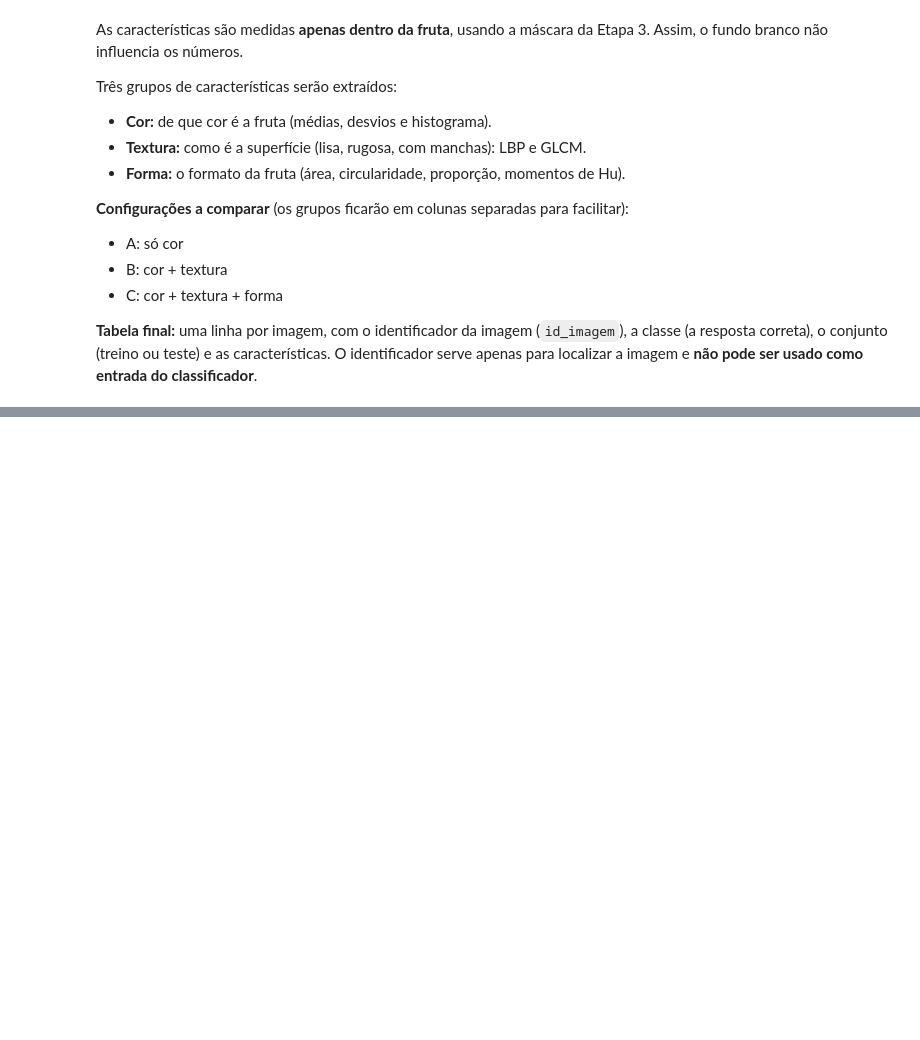
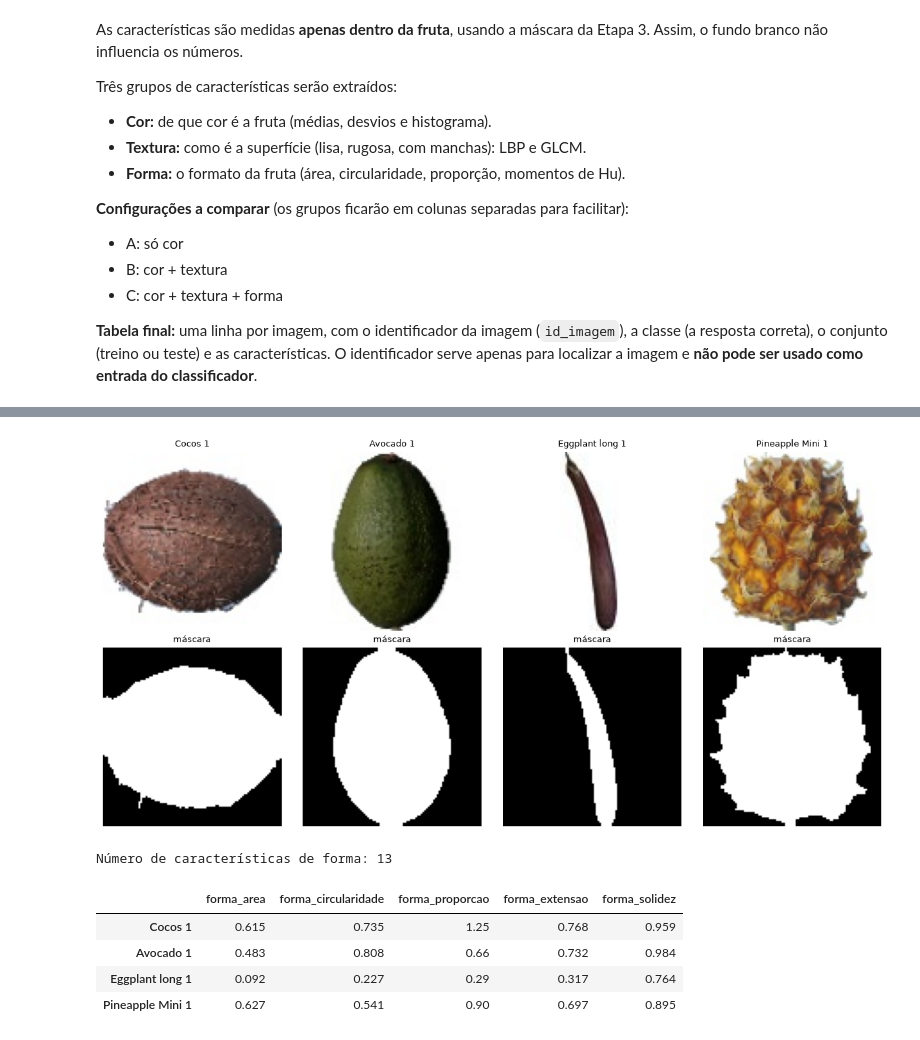
Before and after one commit to HellenLavyne/Computer-vision-applied-to-food-classification, a Jupyter notebook: 04_extracao_caracteristicas_e_dataframe.ipynb, the cells around one changed output, grey strips where cells are left out. Cells and saved outputs as stored; diff of their text form; code cells hidden in the pictures; blank space fills up the shorter version.

Commit message:
Etapa 4-Finalizada

```diff
--- a/04_extracao_caracteristicas_e_dataframe.ipynb
+++ b/04_extracao_caracteristicas_e_dataframe.ipynb
@@ -82,0 +329,69 @@ ModuleNotFoundError: No module named 'preprocessamento'
+# %%
+# ============================================================
+# 4.3 - Características de FORMA (calculadas sobre a máscara da Etapa 3)
+# Área, perímetro, circularidade, proporção, preenchimento, solidez
+# e os 7 momentos de Hu (formato que não muda com rotação ou tamanho).
+# ============================================================
+
+def caracteristicas_forma(mascara):
+    """Devolve um dicionário {nome_da_característica: valor}.
+    A máscara tem 0 (fundo) e 255 (fruta)."""
+    carac = {}
+    contornos, _ = cv2.findContours(mascara, cv2.RETR_EXTERNAL, cv2.CHAIN_APPROX_SIMPLE)
+
+    if len(contornos) == 0:        # máscara vazia: devolve zeros
+        for nome in ["area", "perimetro", "circularidade", "proporcao", "extensao", "solidez"]:
+            carac[f"forma_{nome}"] = 0.0
+        for i in range(7):
+            carac[f"forma_hu{i + 1}"] = 0.0
+        return carac
+
+    cnt = max(contornos, key=cv2.contourArea)       # contorno da fruta
+    area = cv2.contourArea(cnt)
+    perimetro = cv2.arcLength(cnt, True)
+    x, y, largura, altura = cv2.boundingRect(cnt)   # caixa que envolve a fruta
+    area_convexa = cv2.contourArea(cv2.convexHull(cnt))
+
+    carac["forma_area"] = area / mascara.size                 # fração da imagem (0 a 1)
+    carac["forma_perimetro"] = perimetro / mascara.shape[0]   # relativo ao lado da imagem
+    carac["forma_circularidade"] = 4 * np.pi * area / (perimetro ** 2) if perimetro > 0 else 0.0
+    carac["forma_proporcao"] = largura / altura if altura > 0 else 0.0
+    carac["forma_extensao"] = area / (largura * altura) if largura * altura > 0 else 0.0
+    carac["forma_solidez"] = area / area_convexa if area_convexa > 0 else 0.0
+
+    # Momentos de Hu: usamos o logaritmo (mantendo o sinal) porque os valores originais
+    # são muito pequenos (da ordem de 0,0001) e ficariam "invisíveis" para o classificador.
+    hu = cv2.HuMoments(cv2.moments(cnt)).flatten()
+    for i, valor in enumerate(hu):
+        carac[f"forma_hu{i + 1}"] = -np.sign(valor) * np.log10(abs(valor) + 1e-30)
+
+    return carac
+
+# --- Teste: formas bem diferentes (redonda, oval, alongada, irregular) ---
+exemplos_forma = ["Cocos 1", "Avocado 1", "Eggplant long 1", "Pineapple Mini 1"]
+linhas = {}
+
+fig, axes = plt.subplots(2, 4, figsize=(12, 6))
+for j, classe in enumerate(exemplos_forma):
+    caminho = df_treino[df_treino["classe"] == classe].sample(1, random_state=3)["caminho"].iloc[0]
+    img = preprocessar(carregar_rgb(caminho))
+    mascara = segmentar(img, "uniao")
+    linhas[classe] = caracteristicas_forma(mascara)
+    axes[0, j].imshow(img);                  axes[0, j].set_title(classe, fontsize=9)
+    axes[1, j].imshow(mascara, cmap="gray"); axes[1, j].set_title("máscara", fontsize=9)
+for ax in axes.ravel():
+    ax.axis("off")
+plt.tight_layout(); plt.show()
+
+tabela_forma = pd.DataFrame(linhas).T
+print("Número de características de forma:", tabela_forma.shape[1])
+display(tabela_forma[["forma_area", "forma_circularidade", "forma_proporcao",
+                      "forma_extensao", "forma_solidez"]].round(3))
+# %% [output]
+[figure, added]
+Número de características de forma: 13
+|  | forma_area | forma_circularidade | forma_proporcao | forma_extensao | forma_solidez |
+| Cocos 1 | 0.615 | 0.735 | 1.25 | 0.768 | 0.959 |
+| Avocado 1 | 0.483 | 0.808 | 0.66 | 0.732 | 0.984 |
+| Eggplant long 1 | 0.092 | 0.227 | 0.29 | 0.317 | 0.764 |
+| Pineapple Mini 1 | 0.627 | 0.541 | 0.90 | 0.697 | 0.895 |
```
Also changed, not shown: parts of 20 cells of this notebook, 4 other files.
